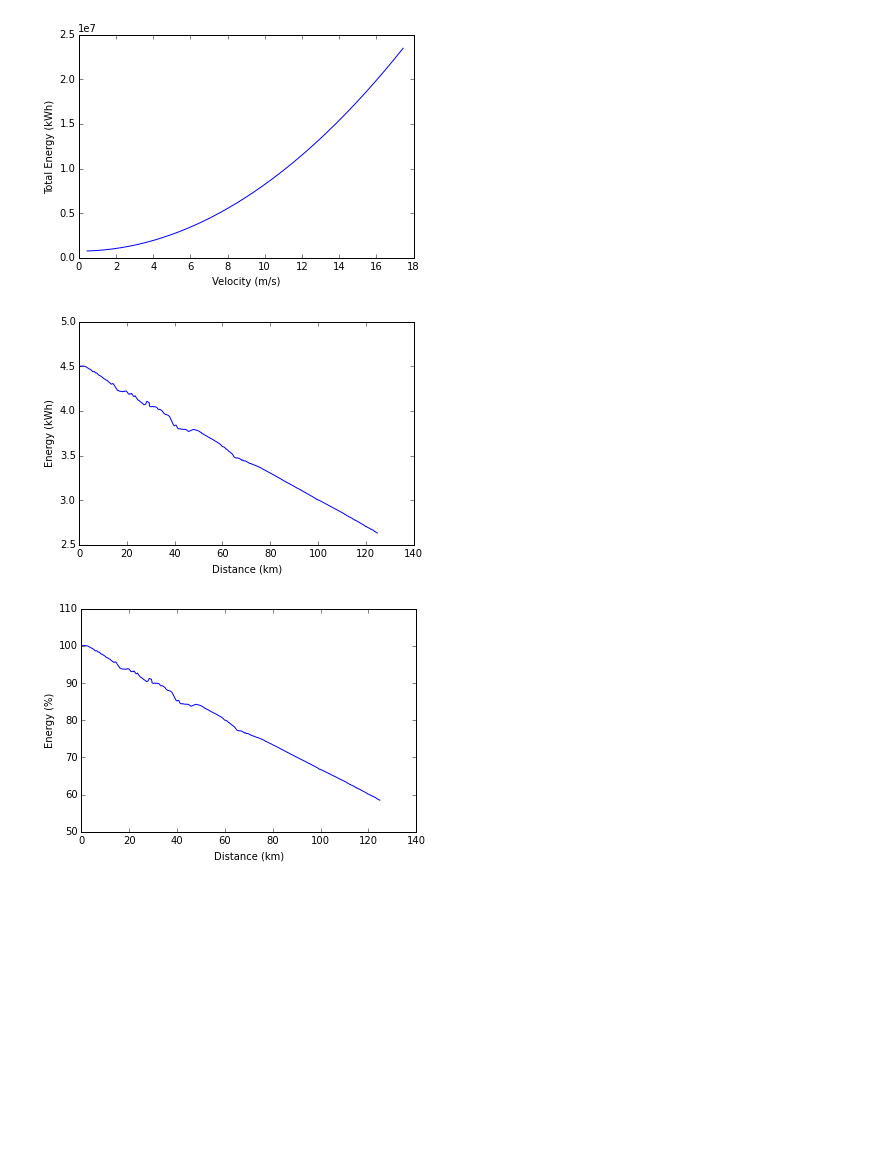
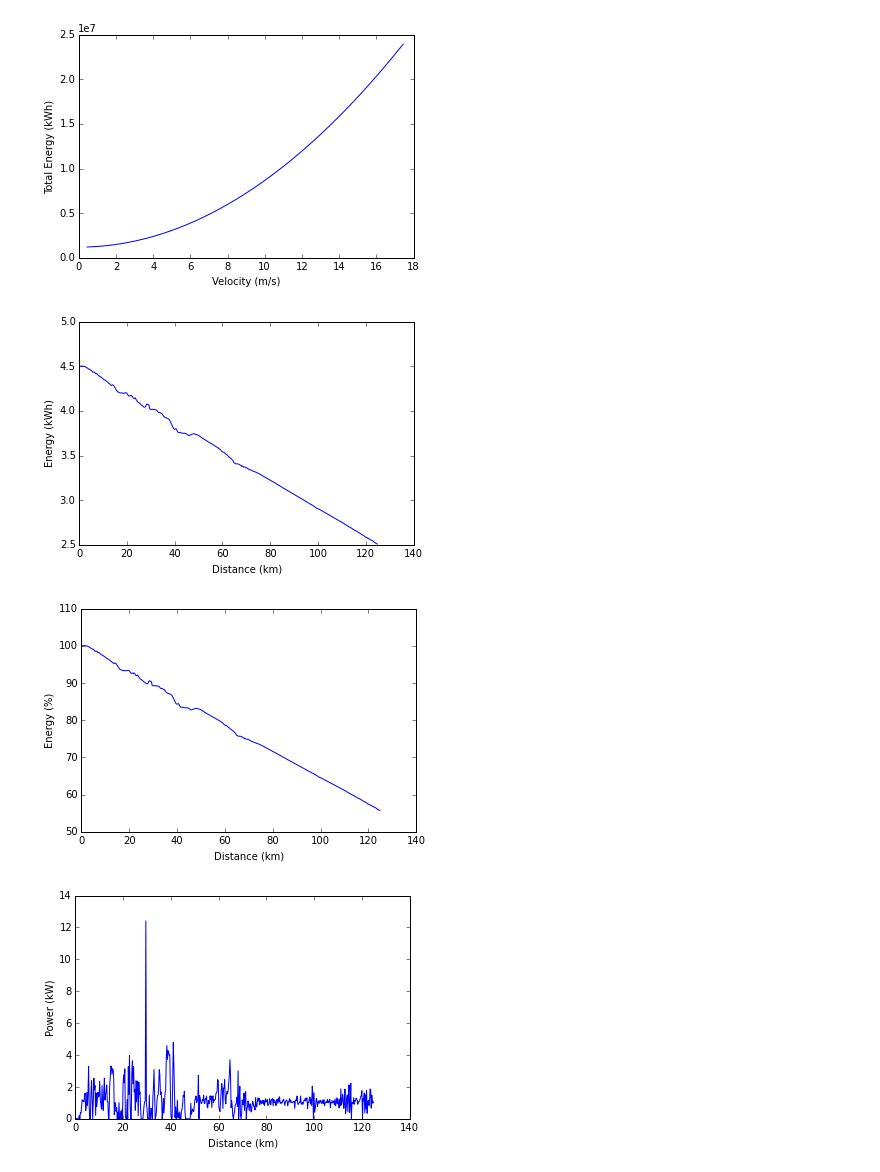
Before and after one commit to Calsolstrategy/energy-model, a Jupyter notebook: strategy.ipynb, the cells around one changed output. Cells and saved outputs as stored; diff of their text form; code cells hidden in the pictures; blank space fills up the shorter version.

Commit message:
Updated instantaneous power; units

```diff
--- a/strategy.ipynb
+++ b/strategy.ipynb
@@ -15,13 +15,15 @@ mass = 285 #kg
 g = 9.8 #kg-m/s^2
 battery_percentage = 100 #percentage
 battery_capacity = 4.5 # kwh
+num_stops = .1 # stops per km
+stop_energy = .01 # total amount of energy used per stop
 
 def power(velocity, incline, accel=0): # Calculates instantaneous power given velocity (m/s), incline(radians?), acceleration(m/s^2)
     force = .5 * 1.225 * Cd * A * velocity**2 + roll_resist_co*mass*g*cos(incline) + mass*g*sin(incline) + mass*accel
     power = force * velocity
     return power
 
-def energy(velocity, terr, init_power = 15): #Assume initial power is around 10-15 kwh for now
+def energy(velocity, terr, init_power = 15, num_stops=.1): #Assume initial power is around 10-15 kw for now
     # Takes in velocity (constant) and terrain file, outputs -
     #lists of: total energy used at each time step, power readings at each step, distance readings at each step, overall total energy value
     e, last_distance, last_elevation = 0, 0, 0
@@ -35,16 +37,18 @@ def energy(velocity, terr, init_power = 15): #Assume initial power is around 10-
             if d == 0:
                 last_elevation = float(elevation_readings[i])
             else:
+                delta_d = d - last_distance
+                stop_energy_used = delta_d * num_stops / 1000 * (stop_energy * 3600000)
                 p = power(velocity, atan((float(elevation_readings[i]) - last_elevation)/(float(distance_readings[i])-last_distance))) #calculates elevation angle
+                time = (float(distance_readings[i]) - last_distance)/velocity
+                e += (p * (time)) + stop_energy_used
                 power_readings.append(p)
-                time = (float(distance_readings[i]) - last_distance)/velocity
-                e += p * (time)
                 last_elevation = float(elevation_readings[i])
                 last_distance = float(distance_readings[i])
         except ValueError:
             print("ValueError")
             continue
-        energy_readings.append(e/3600000) #kW/hrs
+        energy_readings.append(e/3600000) #kWh
     return energy_readings, power_readings, distance_readings, e
 
 def terrain(terr):
@@ -65,39 +69,40 @@ def plot_energy(rangeVel, terrain_file): #Plots total energy used over an entire
         energy_val, power, distance, total_energy = energy(v, terrain_file)
         energies+= [total_energy] #causing out of range error
     for i in range(0, len(vs)):
         vs[i] = 0.44704 * vs[i] #conversion of m/s to mph
     plt.plot(vs, energies)
     plt.ylabel("Total Energy (kWh)")
     plt.xlabel("Velocity (m/s)")
     plt.show()
 
 def plot_energy_time(velocity, terrain_file): #Plots battery energy over distance
-    energy_val, power, distance, total_energy = energy(velocity, terrain_file)
+    energy_val, power, distance, total_energy = energy(velocity, terrain_file, num_stops)
     plt.plot([float(d) / 1000.0 for d in distance], [battery_capacity - i for i in energy_val])
     plt.ylabel("Energy (kWh)")
     plt.xlabel("Distance (km)")
     plt.show()
 
 def plot_energy_time_percentage(velocity, terrain_file): #Plots battery percentage over distance
-    energy_val, power, distance, total_energy = energy(velocity, terrain_file)
+    energy_val, power, distance, total_energy = energy(velocity, terrain_file, num_stops)
     plt.plot([float(d) / 1000.0 for d in distance], [((battery_capacity - i) / battery_capacity) * 100 for i in energy_val])
     plt.ylabel("Energy (%)")
     plt.xlabel("Distance (km)")
     plt.show()
 
 def plot_instantaneous_power_time(velocity, terrain_file): #Plots instantaneous power over distance. Assumes that velocity is constant.
-    energy_val, power, distance, total_energy = energy(velocity, terrain_file)
-    plt.plot(distance, power)
-    plt.ylabel("Power (W)")
-    plt.xlabel("Time (sec)")
+    energy_val, power, distance, total_energy = energy(velocity, terrain_file, num_stops)
+    plt.plot([float(d) / 1000.0 for d in distance], [p / 1000 if p > 0 else 0 for p in power])
+    plt.ylabel("Power (kW)")
+    plt.xlabel("Distance (km)")
     plt.show()
 
 
 plot_energy(range(1,40), "terrain1.csv")
 plot_energy_time(20, "terrain1.csv")
 plot_energy_time_percentage(20, "terrain1.csv")
 plot_instantaneous_power_time(20, "terrain1.csv")
 # %% [output]
-[figure, old version]
+[figure, new version]
-[figure, old version]
+[figure, new version]
-[figure, old version]
+[figure, new version]
+[figure, added]
```
